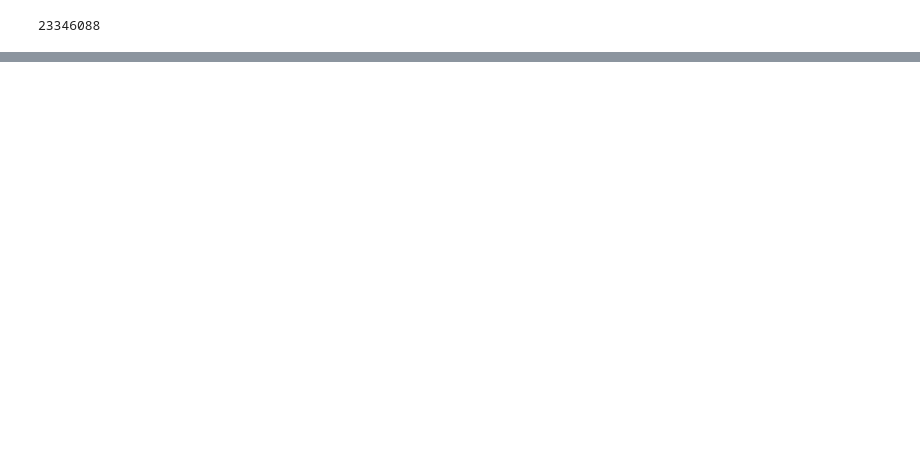
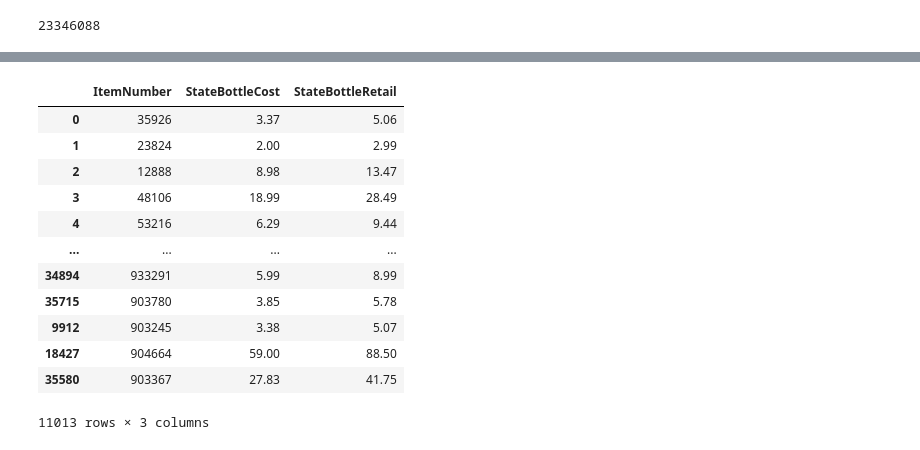
Before and after one commit to saudino480/liquor_capstone_ex, a Jupyter notebook: split_db.ipynb, the cells around one changed output, grey strips where cells are left out. Cells and saved outputs as stored; diff of their text form; code cells hidden in the pictures; blank space fills up the shorter version.

Commit message:
begin to split data, sending the rest of the price data to be computed on the desktop

```diff
--- a/split_db.ipynb
+++ b/split_db.ipynb
@@ -52,0 +230,2 @@ Int64Index([    0,     1,     2,     3,     4,     5,     6,     7,     8,
+# %%
+ddf = data_prep(price_info)
@@ -52,0 +236,2 @@ Int64Index([    0,     1,     2,     3,     4,     5,     6,     7,     8,
+# %%
+ddf.columns = ['ItemNumber', 'StateBottleCost', 'StateBottleRetail', 'Date']
@@ -52,0 +245,4 @@ Int64Index([    0,     1,     2,     3,     4,     5,     6,     7,     8,
+# %%
+sub_ddf = ddf[ddf.columns[:3]].drop_duplicates().compute()
+# %%
+sub_ddf.columns = ['ItemNumber', 'StateBottleCost', 'StateBottleRetail']
@@ -52,0 +265,16 @@ Int64Index([    0,     1,     2,     3,     4,     5,     6,     7,     8,
+# %%
+sub_ddf.drop_duplicates('ItemNumber')
+# %% [output]
+|  | ItemNumber | StateBottleCost | StateBottleRetail |
+| 0 | 35926 | 3.37 | 5.06 |
+| 1 | 23824 | 2.00 | 2.99 |
+| 2 | 12888 | 8.98 | 13.47 |
+| 3 | 48106 | 18.99 | 28.49 |
+| 4 | 53216 | 6.29 | 9.44 |
+| ... | ... | ... | ... |
+| 34894 | 933291 | 5.99 | 8.99 |
+| 35715 | 903780 | 3.85 | 5.78 |
+| 9912 | 903245 | 3.38 | 5.07 |
+| 18427 | 904664 | 59.00 | 88.50 |
+| 35580 | 903367 | 27.83 | 41.75 |
+11013 rows × 3 columns
```
Also changed, not shown: parts of 71 cells of this notebook, 1 other file.
